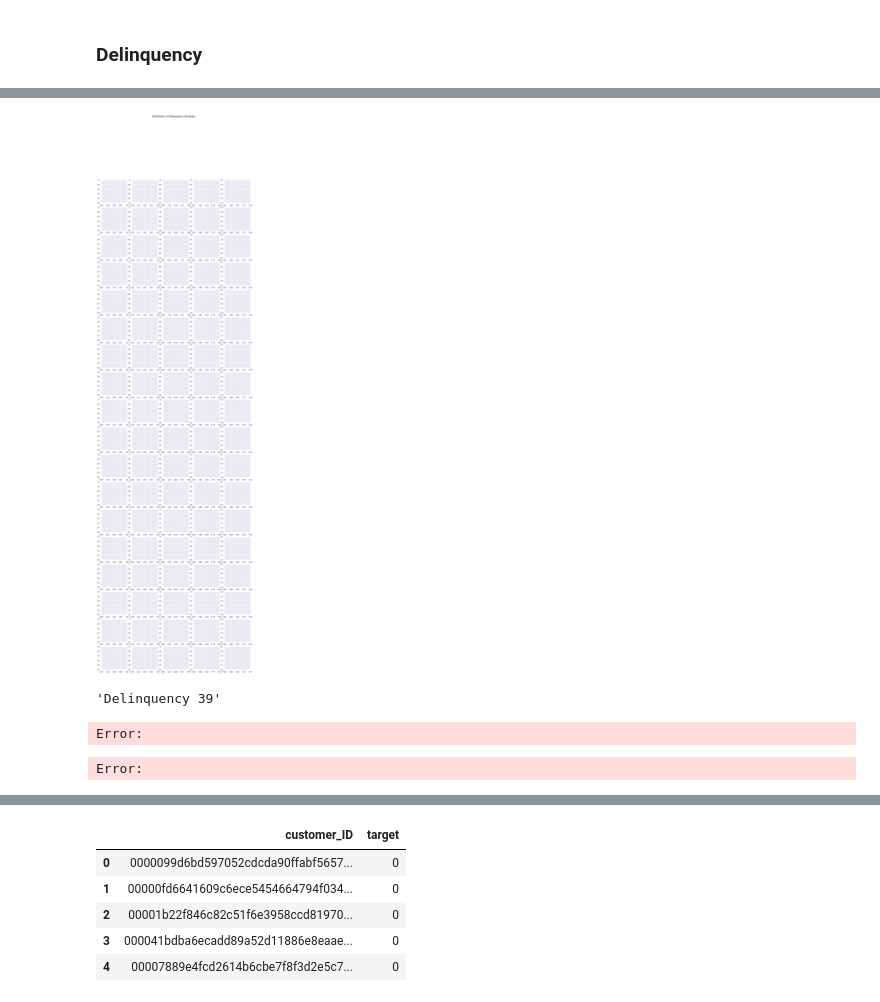
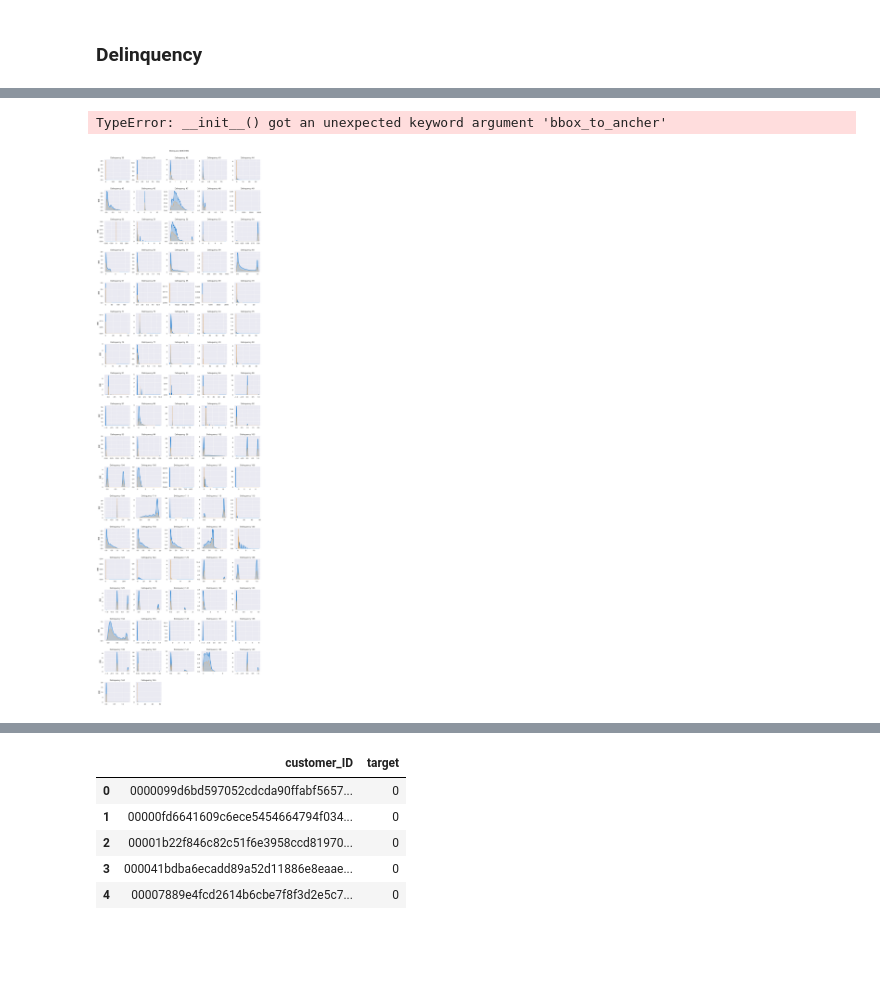
Before and after one commit to idsts2670/kaggle, a Jupyter notebook: amex-default-prediction/amex-default-prediction_v1.ipynb, the cells around one changed output, grey strips where cells are left out. Saved outputs shown, nothing was run; the diff lists cells and outputs as text; code cells hidden in the pictures; blank space fills up the shorter version.

```diff
--- a/amex-default-prediction/amex-default-prediction_v1.ipynb
+++ b/amex-default-prediction/amex-default-prediction_v1.ipynb
@@ -364,11 +364,11 @@ test.columns = titles[:-1]
 # %% [markdown]
 ## train vs test data
 # %%
-# train データに関して、各IDごと1レコードのみにして、category カラムを追加
-train1 = train.groupby(customer_ID).tail(1).sort_index().assign(category=0)
+# train データに関して、各IDごと1レコードのみにして、プロットするために category カラムを追加
+train1 = train.groupby(customer_ID).tail(1).set_index(customer_ID).assign(category=0)
 
 # 1000万個以上あったので各IDごと1レコードのみにして、category カラム target カラムを追加
-test1 = test.groupby(customer_ID).tail(1).sort_index().assign(category=1, target='')
+test1 = test.groupby(customer_ID).tail(1).set_index(customer_ID).assign(category=1, target='')
 # %%
 train1.info()
 # %% [output]
@@ -415,6 +415,3 @@ for i in range(0,5):
 # %%
 # プロット用にマージ
 train_test = pd.concat([train1, test1])
-# %%
-col = pd.DataFrame(train_test.columns)
-col.loc[:,]
@@ -435,18 +418,31 @@ col.loc[:,]
 # %%
-%%time
 # パレットカラーの指定
 pal = ['#016CC9','#DEB078']
 
-# cat_colsを作り直す
-
 # customer_id, Delinquency_, category　カラムのみ抽出
 cols=[col for col in train_test.columns if (col.startswith(('D', 'T', 'c'))) & (col not in cat_cols[:-1])]
-
+sns.set(font='Hiragino Sans')
 plot_df=train_test[cols]
-fig, ax = plt.subplots(18,5, figsize=(16,54))
+fig, ax = plt.subplots(18,5, figsize=(16,54), constrained_layout=True)
 # 複数のグラフを含むfigにタイトルをつけたいときは suptitle
-fig.suptitle('Distribution of Delinquency Variables', fontsize=16)
+fig.suptitle('Delinquency変数の分布', fontsize=16)
 row=0
-# 0,1,2,3,4を18個繰り返したものを col に代入
+# 横に5つプロットする。18個繰り返したものを col に代入
 col=[0,1,2,3,4]*18
+for i, column in enumerate(plot_df.columns[:-1]):
+    # 5つずつごとに行を変える
+    if (i!=0) & (i%5==0):
+        row+=1
+    sns.kdeplot(x=column, hue='category', palette=pal[::-1], hue_order=[0,1],
+                label=['train','test'], data=plot_df,
+                fill=True, linewidth=2, legend=False, ax=ax[row,col[i]])
+    ax[row,col[i]].tick_params(left=False,bottom=False)
+    ax[row,col[i]].set(title=f'\n\n{column}', xlabel='', ylabel=('密度' if i%5==0 else ''))
+# 17行目の3列以降の軸を消す
+for i in range(2,5):
+    ax[17,i].set_visible(False)
+handles, _ = ax[0,0].get_legend_handles_labels()
+fig.legend(labels=['train', 'test'], handles=reversed(handles), ncol=2)
+sns.despine(bottom=True, trim=True)
+plt.tight_layout(rect=[0, 0.2, 1, 0.99])
 # %% [output]
@@ -455,5 +450,2 @@ Wall time: 1.04 s
+TypeError: __init__() got an unexpected keyword argument 'bbox_to_ancher'
-[figure, old version]
+[figure, new version]
-# %%
-plot_df.columns[1,]
-# %% [output]
-'Delinquency 39'
@@ -462,34 +451,0 @@ sns.kdeplot(plot_df.columns[1,])
-# %%
-# パレットカラーの指定
-pal = ['#016CC9','#DEB078']
-
-# cat_colsを作り直す
-
-# customer_id, Delinquency_, category　カラムのみ抽出
-cols=[col for col in train_test.columns if (col.startswith(('D', 'T', 'c'))) & (col not in cat_cols[:-1])]
-
-plot_df=train_test[cols]
-fig, ax = plt.subplots(18,5, figsize=(16,54))
-# 複数のグラフを含むfigにタイトルをつけたいときは suptitle
-fig.suptitle('Distribution of Delinquency Variables', fontsize=16)
-row=0
-# 0,1,2,3,4を18個繰り返したものを col に代入
-col=[0,1,2,3,4]*18
-for i, column in enumerate(plot_df.columns[:-1]):
-    # 5つずつごとに行を変える
-    if (i!=0) & (i%5==0):
-        row+=1
-    sns.kdeplot(x=column, hue='category', palette=pal[::-1], hue_order=[0,1],
-                label=['train','test'], data=plot_df,
-                fill=True, linewidth=2, legend=False, ax=ax[row,col[i]])
-    ax[row,col[i]].tick_params(left=False,bottom=False)
-    ax[row,col[i]].set(title=f'\n\n{column}', xlabel='', ylabel=('密度' if i%5==0 else ''))
-for i in range(2,5):
-    ax[17,i].set_visible(False)
-handles, _ = ax[0,0].get_legend_handles_labels()
-fig.legend(labels=['train', 'test'], handles=reversed(handles), ncol=2, bbox_to_ancher=(0.18, 0.983))
-sns.despine(bottom=True, trim=True)
-plt.tight_layout(rect=[0, 0.2, 1, 0.99])
-# %% [output]
-Error:
-Error:
```
Also changed, not shown: parts of 13 cells of this notebook.
